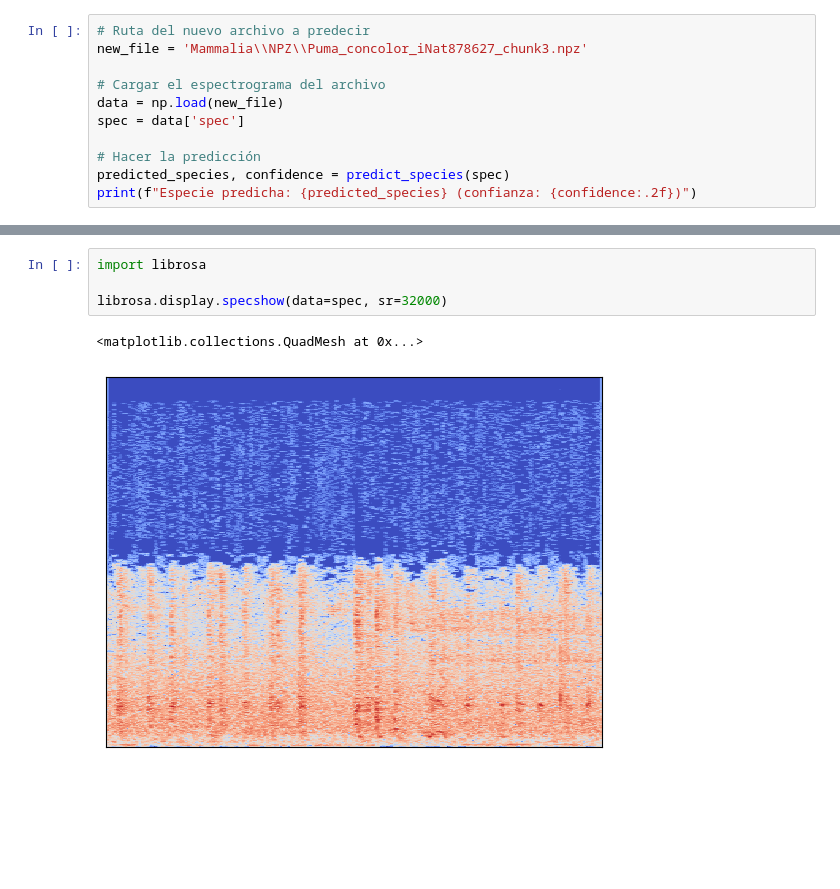
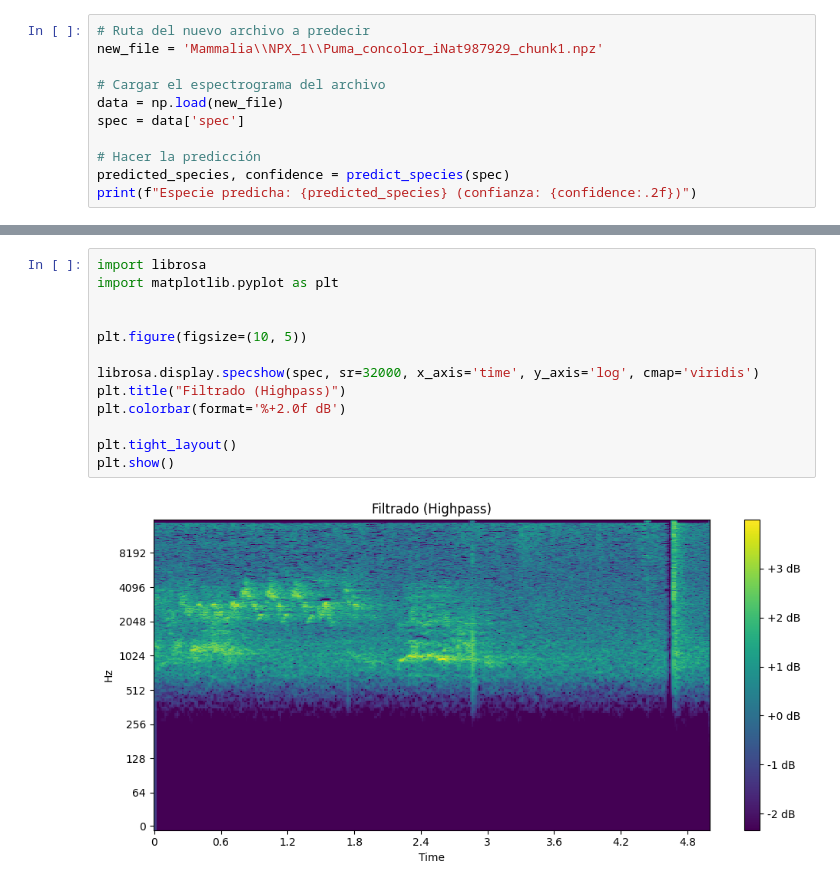
Before and after one commit to OverAlexander-MR/Clasification_Binary_Bird, a Jupyter notebook: for.ipynb, the cells around one changed output, grey strips where cells are left out. Saved outputs shown, nothing was run; the diff lists cells and outputs as text; blank space fills up the shorter version.

```diff
--- a/for.ipynb
+++ b/for.ipynb
@@ -40,7 +41,7 @@ def predict_species(spec):
     return pred_class, prob
 # %%
 # Ruta del nuevo archivo a predecir
-new_file = 'Mammalia\\NPZ\\Puma_concolor_iNat878627_chunk3.npz'
+new_file = 'Mammalia\\NPX_1\\Puma_concolor_iNat987929_chunk1.npz'
 
 # Cargar el espectrograma del archivo
 data = np.load(new_file)
@@ -55,7 +87,15 @@ Especie predicha: Puma_concolor (confianza: 0.94)
 # %%
 import librosa
+import matplotlib.pyplot as plt
 
-librosa.display.specshow(data=spec, sr=32000)
+
+plt.figure(figsize=(10, 5))
+
+librosa.display.specshow(spec, sr=32000, x_axis='time', y_axis='log', cmap='viridis')
+plt.title("Filtrado (Highpass)")
+plt.colorbar(format='%+2.0f dB')
+
+plt.tight_layout()
+plt.show()
 # %% [output]
-<matplotlib.collections.QuadMesh at 0x...>
-[figure, old version]
+[figure, new version]
```
Also changed, not shown: parts of 4 cells of this notebook, 2 other files.
